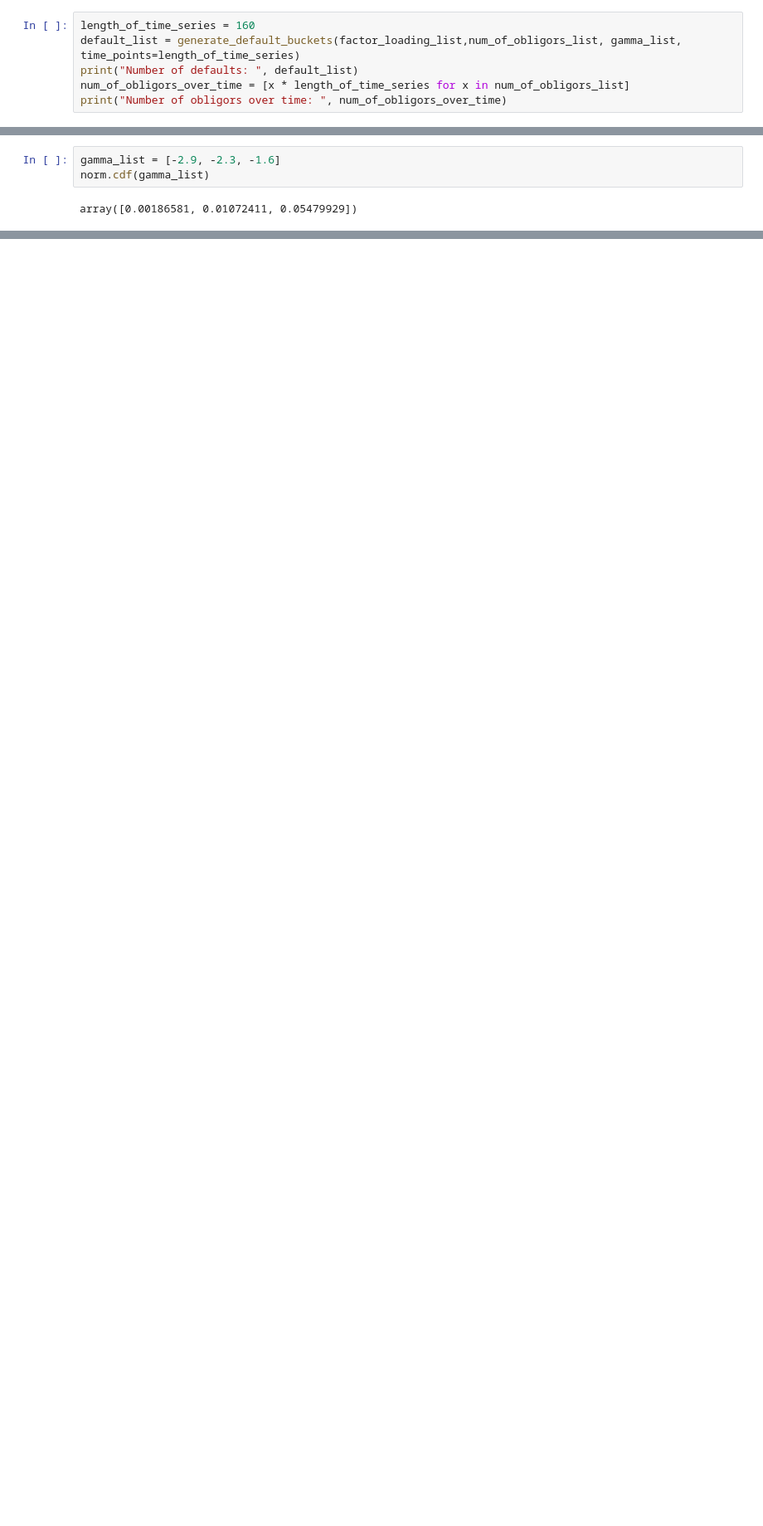
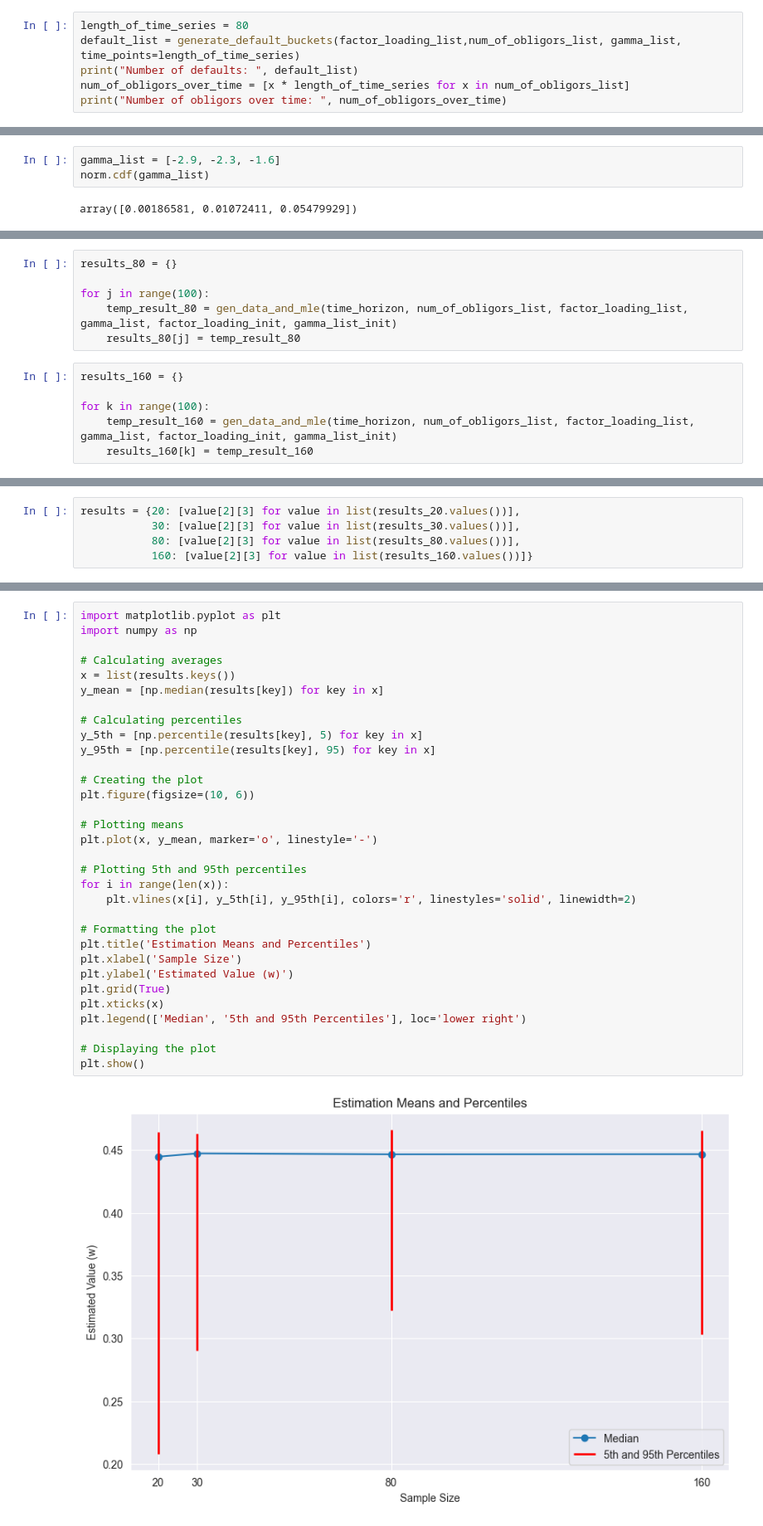
Before and after one commit to PeterKiss18/VasicekPDModel, a Jupyter notebook: conf_interval_MLE_gen_data.ipynb, the cells around one changed output, grey strips where cells are left out. Shown at 83% size. Drawn from its saved outputs; the diff is of its cells as text; blank space fills up the shorter version.

Commit message:
Same factor loading 20, 30, 80, 160 years, 100 parameter estimation for generated data

```diff
--- a/conf_interval_MLE_gen_data.ipynb
+++ b/conf_interval_MLE_gen_data.ipynb
@@ -24,7 +25,7 @@ df
 | 1 | B | 0.45 | 0.0100 | -2.326348 | 250 |
 | 2 | C | 0.45 | 0.0500 | -1.644854 | 100 |
 # %%
-length_of_time_series = 160
+length_of_time_series = 80
 default_list = generate_default_buckets(factor_loading_list,num_of_obligors_list, gamma_list, time_points=length_of_time_series)
 print("Number of defaults: ", default_list)
 num_of_obligors_over_time = [x * length_of_time_series for x in num_of_obligors_list]
@@ -96,0 +201,12 @@ results = {key: [] for key in list_of_len_ts}
+# %%
+results_80 = {}
+
+for j in range(100):
+    temp_result_80 = gen_data_and_mle(time_horizon, num_of_obligors_list, factor_loading_list, gamma_list, factor_loading_init, gamma_list_init)
+    results_80[j] = temp_result_80
+# %%
+results_160 = {}
+
+for k in range(100):
+    temp_result_160 = gen_data_and_mle(time_horizon, num_of_obligors_list, factor_loading_list, gamma_list, factor_loading_init, gamma_list_init)
+    results_160[k] = temp_result_160
@@ -96,0 +346,5 @@ results = {key: [] for key in list_of_len_ts}
+# %%
+results = {20: [value[2][3] for value in list(results_20.values())],
+           30: [value[2][3] for value in list(results_30.values())],
+           80: [value[2][3] for value in list(results_80.values())],
+           160: [value[2][3] for value in list(results_160.values())]}
@@ -96,0 +371,34 @@ results = {key: [] for key in list_of_len_ts}
+# %%
+import matplotlib.pyplot as plt
+import numpy as np
+
+# Calculating averages
+x = list(results.keys())
+y_mean = [np.median(results[key]) for key in x]
+
+# Calculating percentiles
+y_5th = [np.percentile(results[key], 5) for key in x]
+y_95th = [np.percentile(results[key], 95) for key in x]
+
+# Creating the plot
+plt.figure(figsize=(10, 6))
+
+# Plotting means
+plt.plot(x, y_mean, marker='o', linestyle='-')
+
+# Plotting 5th and 95th percentiles
+for i in range(len(x)):
+    plt.vlines(x[i], y_5th[i], y_95th[i], colors='r', linestyles='solid', linewidth=2)
+
+# Formatting the plot
+plt.title('Estimation Means and Percentiles')
+plt.xlabel('Sample Size')
+plt.ylabel('Estimated Value (w)')
+plt.grid(True)
+plt.xticks(x)
+plt.legend(['Median', '5th and 95th Percentiles'], loc='lower right')
+
+# Displaying the plot
+plt.show()
+# %% [output]
+[figure, added]
```
Also changed, not shown: parts of 23 cells of this notebook, 1 other file.
